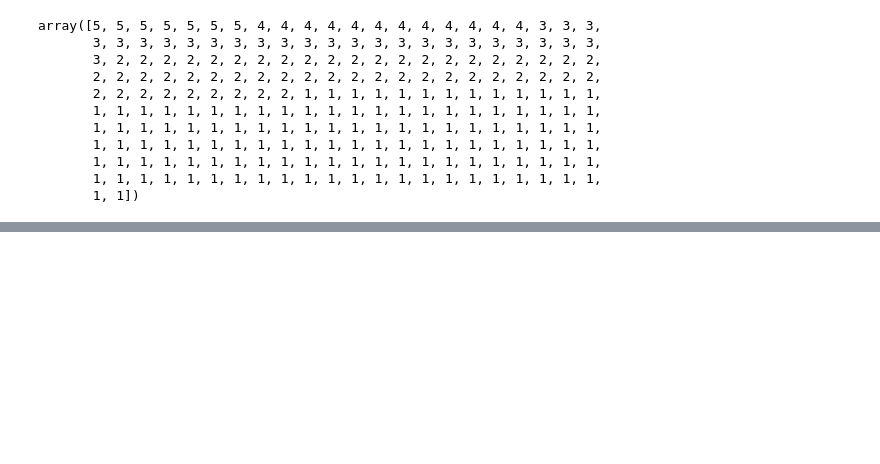
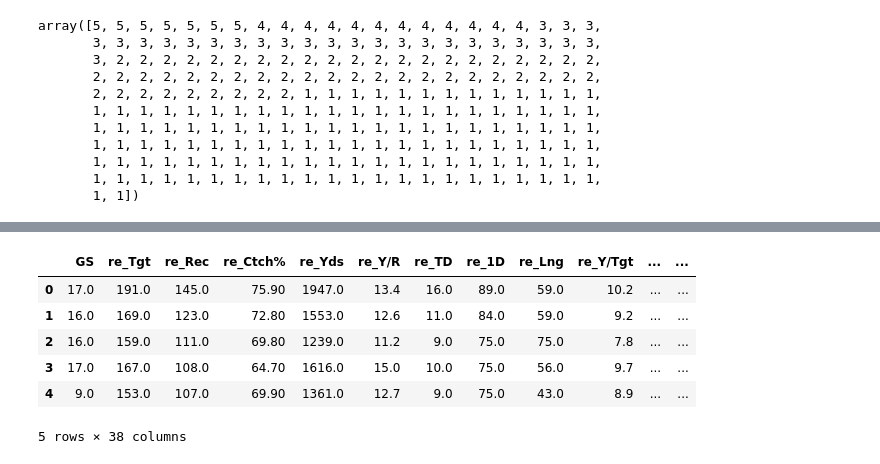
Before and after one commit to david-lytikainen/madden-408v, a Jupyter notebook: madden.ipynb, the cells around one changed output, grey strips where cells are left out. Cells and saved outputs as stored; diff of their text form; code cells hidden in the pictures; blank space fills up the shorter version.

```diff
--- a/madden.ipynb
+++ b/madden.ipynb
@@ -222,0 +274,27 @@ print(study.best_trial)
+# %%
+#create the X and y values
+X = combined2[["GS",'re_Tgt', 're_Rec', 're_Ctch%', 're_Yds', 're_Y/R', 're_TD', 're_1D',
+       're_Lng', 're_Y/Tgt', 're_R/G', 're_Y/G', 're_Fmb', 'ru_Att', 'ru_Yds', 'ru_TD',
+       'ru_1D', 'ru_Lng', 'ru_Y/A', 'ru_Y/G', 'ru_Fmb', 'p_Att', 'p_Cmp%',
+       'p_Yds', 'p_TD', 'p_TD%', 'p_Int', 'p_Int%', 'p_1D', 'p_Lng', 'p_Y/A',
+        'p_Y/C', 'p_Y/G', 'p_Rate', 'p_QBR', 'p_NY/A', 'ProBowl', 'AllPro']]
+
+#X = combined2[["re_GS",'re_TD','re_R/G', 're_Y/G',"re_Tgt",
+ #              'ru_Yds', 'ru_TD','ru_Y/A', 'ru_Y/G',
+  #             'p_Cmp%', 'p_Yds', 'p_TD','p_Int', 'p_Y/G','p_QBR',
+   #             ]]
+
+#X = combined2[["GS",'ru_Att', 'ru_Yds', 'ru_TD',
+ #      'ru_1D', 'ru_Lng', 'ru_Y/A', 'ru_Y/G', 'ru_Fmb', 'p_Att', 'p_Cmp%',
+  #     'p_Yds', 'p_TD', 'p_TD%', 'p_Int', 'p_Int%', 'p_1D', 'p_Lng', 'p_Y/A',
+   #     'p_Y/C', 'p_Y/G', 'p_Rate', 'p_QBR', 'p_NY/A', 'ProBowl', 'AllPro']]
+# %%
+X.head()
+# %% [output]
+|  | GS | re_Tgt | re_Rec | re_Ctch% | re_Yds | re_Y/R | re_TD | re_1D | re_Lng | re_Y/Tgt | ... | ... |
+| 0 | 17.0 | 191.0 | 145.0 | 75.90 | 1947.0 | 13.4 | 16.0 | 89.0 | 59.0 | 10.2 | ... | ... |
+| 1 | 16.0 | 169.0 | 123.0 | 72.80 | 1553.0 | 12.6 | 11.0 | 84.0 | 59.0 | 9.2 | ... | ... |
+| 2 | 16.0 | 159.0 | 111.0 | 69.80 | 1239.0 | 11.2 | 9.0 | 75.0 | 75.0 | 7.8 | ... | ... |
+| 3 | 17.0 | 167.0 | 108.0 | 64.70 | 1616.0 | 15.0 | 10.0 | 75.0 | 56.0 | 9.7 | ... | ... |
+| 4 | 9.0 | 153.0 | 107.0 | 69.90 | 1361.0 | 12.7 | 9.0 | 75.0 | 43.0 | 8.9 | ... | ... |
+5 rows × 38 columns
```
Also changed, not shown: parts of 41 cells of this notebook.
